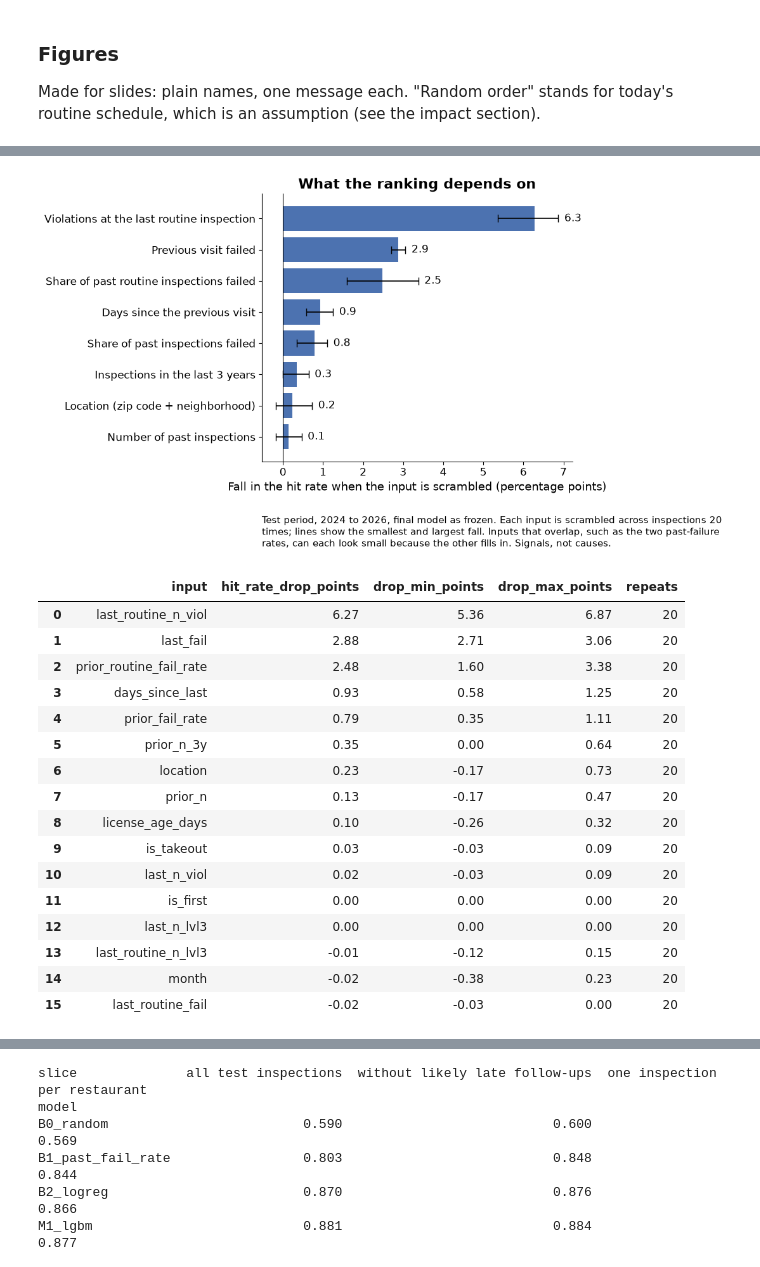
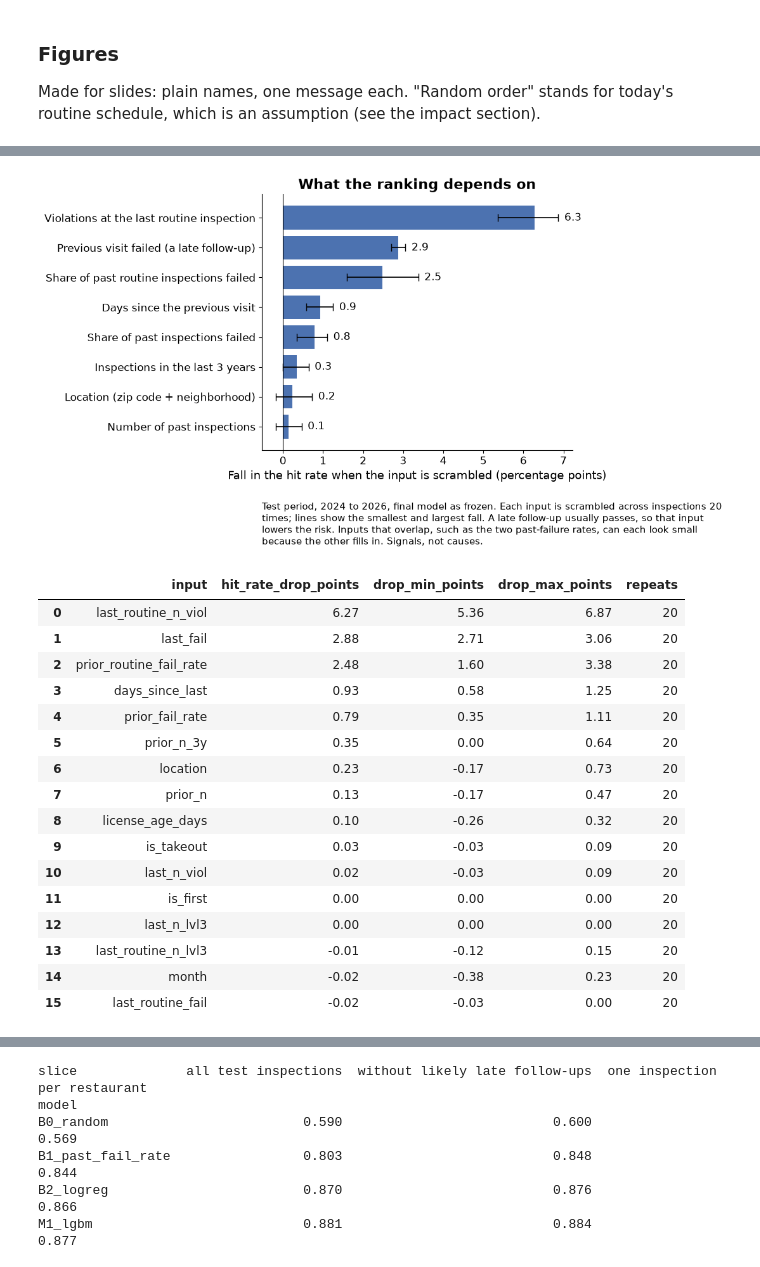
Before and after one commit to nh13120/boston-restaurant-inspection-risk, a Jupyter notebook: notebooks/04_results.ipynb, the cells around one changed output, grey strips where cells are left out. Cells and saved outputs as stored; diff of their text form; code cells hidden in the pictures.

```diff
--- a/notebooks/04_results.ipynb
+++ b/notebooks/04_results.ipynb
@@ -266,28 +271,28 @@ The chart uses a shuffle test instead (permutation importance): scramble one inp
 # %%
 final_model = {"M1_lgbm": m1, "M2_lgbm_text": m2}[FINAL]
 final_features = {"M1_lgbm": M.HISTORY_FEATURES, "M2_lgbm_text": FEATURES_M2}[FINAL]
 
 # Split gain: how much the model used each input while training. Kept for reference; it favors
 # inputs with many distinct values, such as zip code (35 values).
 importance = M.importance_table(final_model, final_features, top=15)
 importance.to_csv("../results/feature_importance.csv", index=False)
 
-# What each input adds to the ranking: scramble it across the test inspections, keep the frozen
+# How much the model relies on each input: scramble it across the test inspections, keep the frozen
 # model, and measure how far the hit rate falls. Zip and neighborhood carry the same information,
 # so they are scrambled together as "location".
 groups = {f: [f] for f in final_features if f not in ("zip", "neighborhood")}
 groups["location"] = ["zip", "neighborhood"]
 perm = E.permutation_importance(final_model, test, y_test, groups)
 perm.to_csv("../results/permutation_importance.csv", index=False)
-fig = E.plot_importance(perm, "What the ranking depends on", path="../results/figures/feature_importance.png", top=8,
+fig = E.plot_importance(perm, "What the ranking depends on", path="../results/figures/permutation_importance.png", top=8,
                         note="Test period, 2024 to 2026, final model as frozen. Each input is scrambled across "
-                             "inspections 20 times; lines show the smallest and largest fall. Inputs that overlap, "
-                             "such as the two past-failure rates, can each look small because the other fills in. "
-                             "Signals, not causes.")
+                             "inspections 20 times; lines show the smallest and largest fall. A late follow-up "
+                             "usually passes, so that input lowers the risk. Inputs that overlap, such as the two "
+                             "past-failure rates, can each look small because the other fills in. Signals, not causes.")
 plt.show()
 perm.round(2)
 # %% [output]
-[figure, old version]
+[figure, new version]
 |  | input | hit_rate_drop_points | drop_min_points | drop_max_points | repeats |
 | 0 | last_routine_n_viol | 6.27 | 5.36 | 6.87 | 20 |
 | 1 | last_fail | 2.88 | 2.71 | 3.06 | 20 |
```
Also changed, not shown: parts of 20 cells of this notebook, 25 other files.
